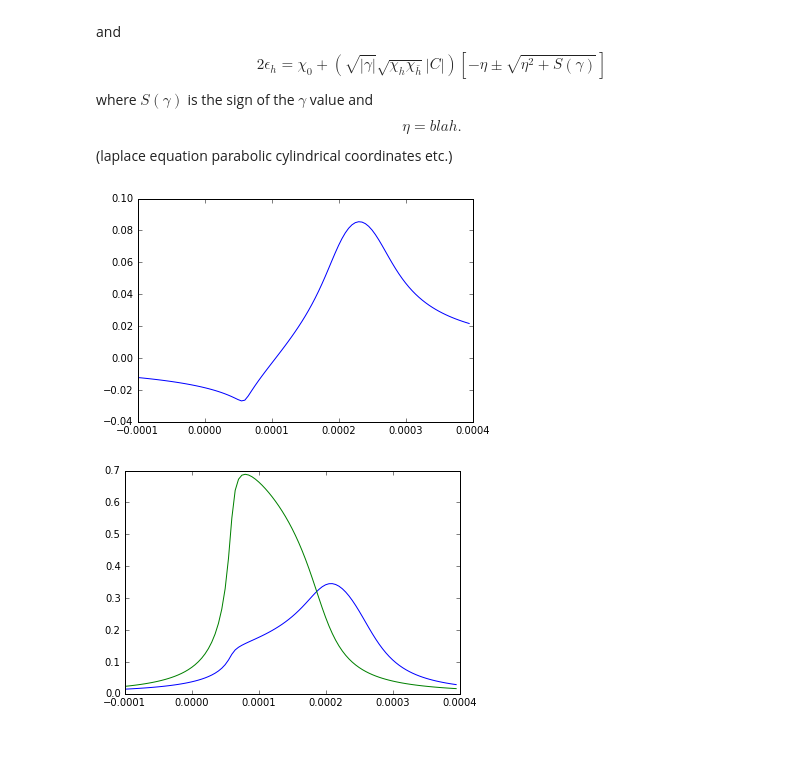
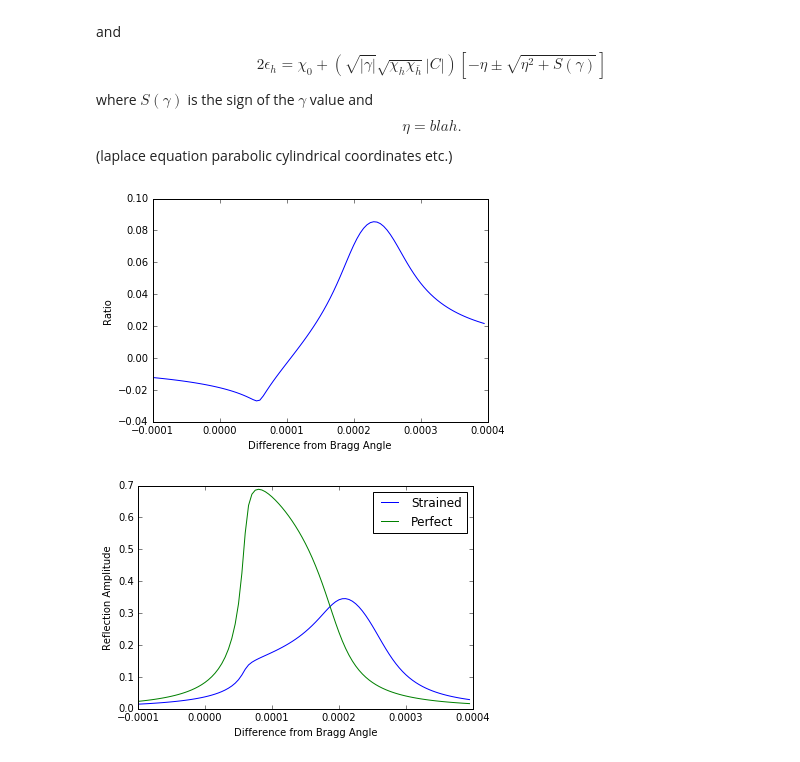
Before and after one commit to JohanEckdahl/rocking-curve, a Jupyter notebook: ConstantStrain.ipynb, the cells around one changed output. Cells and saved outputs as stored; diff of their text form; code cells hidden in the pictures.

Commit message:
legends and labels

```diff
--- a/ConstantStrain.ipynb
+++ b/ConstantStrain.ipynb
@@ -197,34 +197,40 @@ def R_2(D_theta): return cool_dude * abs(chill_bro(D_theta))**2
 mp.dps=20
 
 
 # Something to help with testing
 a =[]
 y=[]
 t = np.arange(-1e-4,4e-4,5e-6)
 for t in t:
     if True:# x < -1e-5 or x > .0004:
         try:
 
             y.append(R_2(t))
             a.append(t)
             #print("good"  + str(x))
         except:
-            print("not sensitive enough at " + str(x))
+            print("not sensitive enough at " + str(a))
             break
     else:
         y.append(0)
         a.append(t)
 
 
 #Plot D over D ratio
+plt.xlabel('Difference from Bragg Angle')
+plt.ylabel('Ratio')
 d = [chill_bro(a).real for a in a]
 plt.plot(a,d)
 plt.show()
 
 #Plot Perfect vs Strained Crystal
+plt.xlabel('Difference from Bragg Angle')
+plt.ylabel('Reflection Amplitude')
 points = [R(a).real for a in a]
-plt.plot(a, y, a, points)
+plt.plot(a, y, label='Strained')
+plt.plot(a, points, label='Perfect')
+plt.legend(loc='upper right')
 plt.show()
 # %% [output]
-[figure, old version]
+[figure, new version]
-[figure, old version]
+[figure, new version]
```
